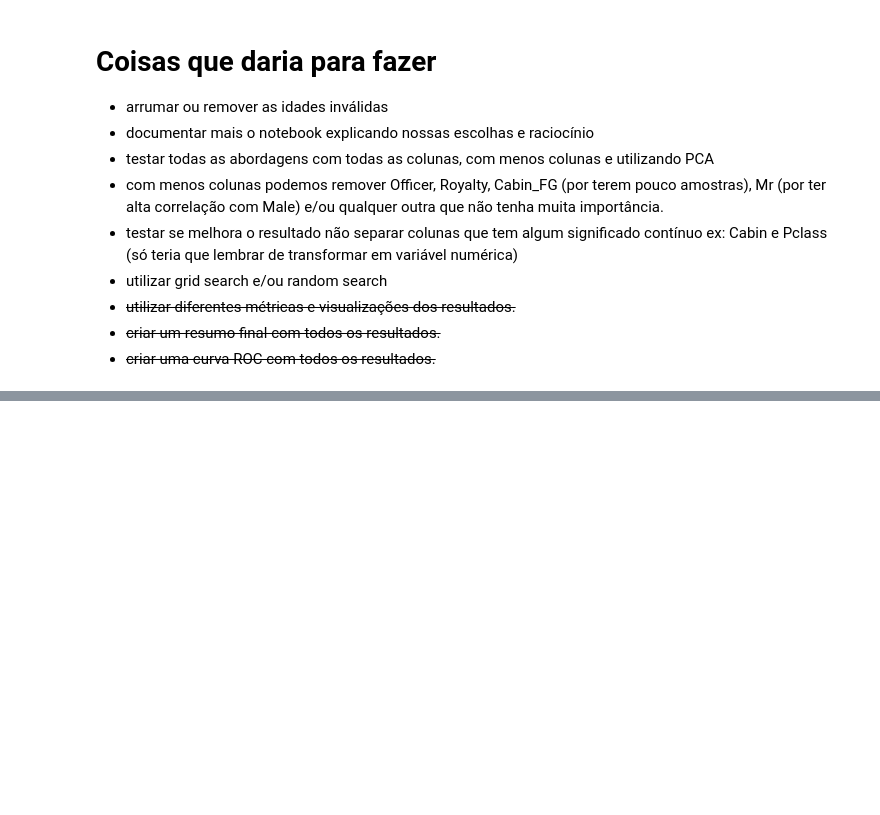
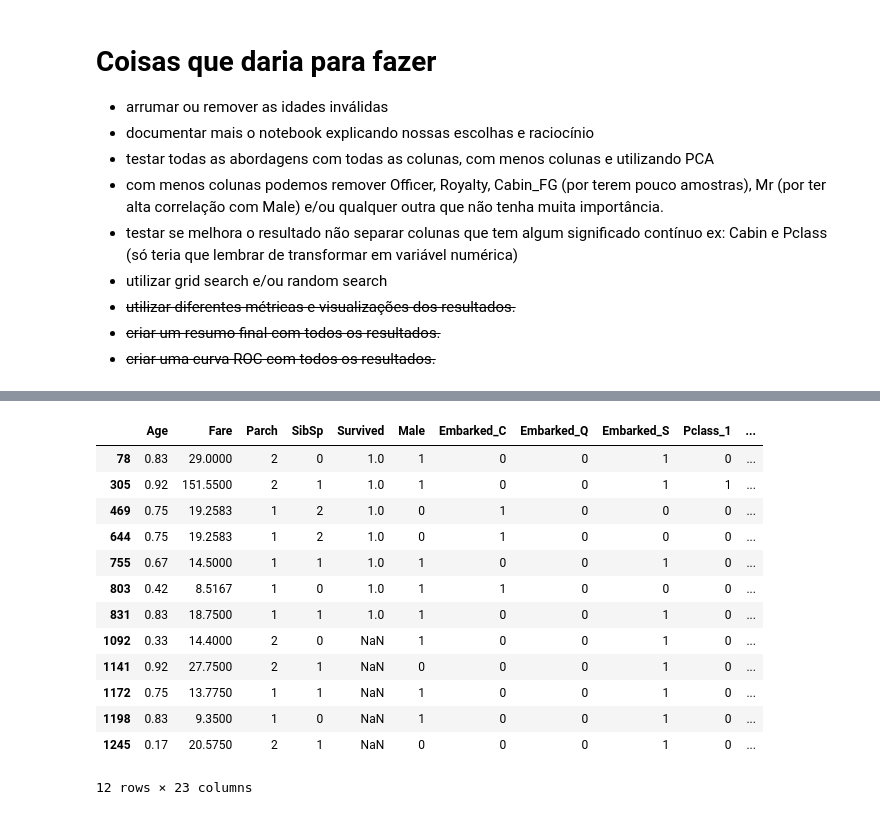
Before and after one commit to cordeirolibel/RPI, a Jupyter notebook: APS01/titanic_projeto01.ipynb, the cells around one changed output, grey strips where cells are left out. Cells and saved outputs as stored; diff of their text form; code cells hidden in the pictures; blank space fills up the shorter version.

```diff
--- a/APS01/titanic_projeto01.ipynb
+++ b/APS01/titanic_projeto01.ipynb
@@ -746,0 +778,17 @@ plt.show()
+# %%
+full[full.Age < 1]
+# %% [output]
+|  | Age | Fare | Parch | SibSp | Survived | Male | Embarked_C | Embarked_Q | Embarked_S | Pclass_1 | ... |
+| 78 | 0.83 | 29.0000 | 2 | 0 | 1.0 | 1 | 0 | 0 | 1 | 0 | ... |
+| 305 | 0.92 | 151.5500 | 2 | 1 | 1.0 | 1 | 0 | 0 | 1 | 1 | ... |
+| 469 | 0.75 | 19.2583 | 1 | 2 | 1.0 | 0 | 1 | 0 | 0 | 0 | ... |
+| 644 | 0.75 | 19.2583 | 1 | 2 | 1.0 | 0 | 1 | 0 | 0 | 0 | ... |
+| 755 | 0.67 | 14.5000 | 1 | 1 | 1.0 | 1 | 0 | 0 | 1 | 0 | ... |
+| 803 | 0.42 | 8.5167 | 1 | 0 | 1.0 | 1 | 1 | 0 | 0 | 0 | ... |
+| 831 | 0.83 | 18.7500 | 1 | 1 | 1.0 | 1 | 0 | 0 | 1 | 0 | ... |
+| 1092 | 0.33 | 14.4000 | 2 | 0 | NaN | 1 | 0 | 0 | 1 | 0 | ... |
+| 1141 | 0.92 | 27.7500 | 2 | 1 | NaN | 0 | 0 | 0 | 1 | 0 | ... |
+| 1172 | 0.75 | 13.7750 | 1 | 1 | NaN | 1 | 0 | 0 | 1 | 0 | ... |
+| 1198 | 0.83 | 9.3500 | 1 | 0 | NaN | 1 | 0 | 0 | 1 | 0 | ... |
+| 1245 | 0.17 | 20.5750 | 2 | 1 | NaN | 0 | 0 | 0 | 1 | 0 | ... |
+12 rows × 23 columns
```
Also changed, not shown: parts of 19 cells of this notebook.
